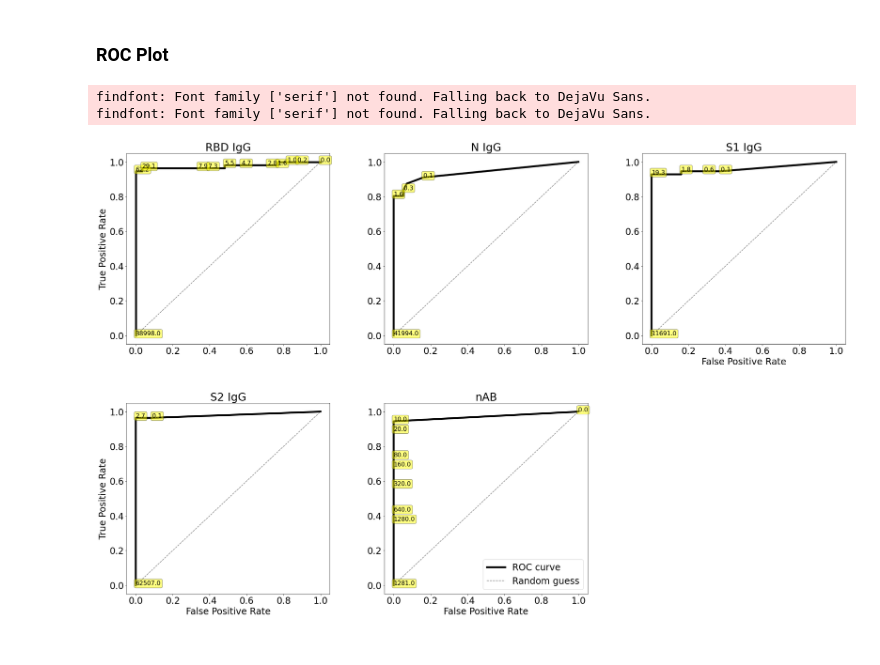
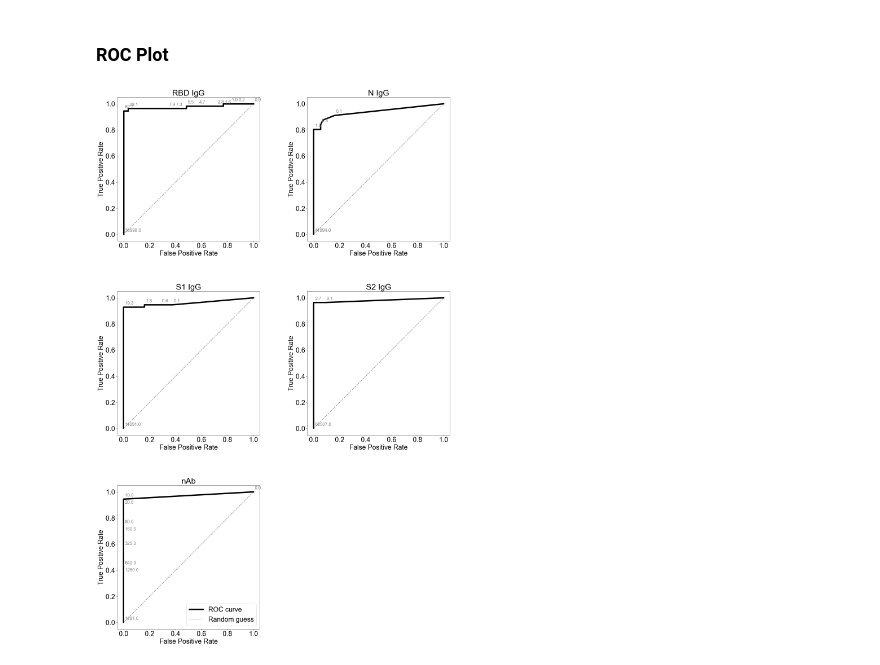
Before and after one commit to i6092467/t-cells-response-sars-cov-2, a Jupyter notebook: thresholds.ipynb, the cells around one changed output. Cells and saved outputs as stored; diff of their text form; code cells hidden in the pictures.

```diff
--- a/thresholds.ipynb
+++ b/thresholds.ipynb
@@ -446,27 +445,21 @@ balanced_accuracy_score(y_true=disease_status, y_pred=cons_response)
 # %%
 plotting_setup(24)
 
-fig, ax = plt.subplots(2, 3, figsize=(30, 20))
+fig, ax = plt.subplots(3, 2, figsize=(20, 30))
 
-plot_roc(roc_data_RBD[1], roc_data_RBD[0], roc_data_RBD[2], title='RBD IgG', axes=ax[0, 0], label_every=2,
-        fpr_label='')
-plot_roc(roc_data_N[1], roc_data_N[0], roc_data_N[2], title='N IgG', axes=ax[0, 1], label_every=2,
-         fpr_label='', tpr_label='')
-plot_roc(roc_data_S1[1], roc_data_S1[0], roc_data_S1[2], title='S1 IgG', axes=ax[0, 2], label_every=2,
-        tpr_label='')
-plot_roc(roc_data_S2[1], roc_data_S2[0], roc_data_S2[2], title='S2 IgG', axes=ax[1, 0], label_every=2)
-plot_roc(roc_data_nAB[1], roc_data_nAB[0], roc_data_nAB[2], title='nAB', axes=ax[1, 1], label_every=1,
-         tpr_label='')
+plot_roc(roc_data_RBD[1], roc_data_RBD[0], roc_data_RBD[2], title='RBD IgG', axes=ax[0, 0], label_every=2)
+plot_roc(roc_data_N[1], roc_data_N[0], roc_data_N[2], title='N IgG', axes=ax[0, 1], label_every=2)
+plot_roc(roc_data_S1[1], roc_data_S1[0], roc_data_S1[2], title='S1 IgG', axes=ax[1, 0], label_every=2)
+plot_roc(roc_data_S2[1], roc_data_S2[0], roc_data_S2[2], title='S2 IgG', axes=ax[1, 1], label_every=2)
+plot_roc(roc_data_nAB[1], roc_data_nAB[0], roc_data_nAB[2], title='nAb', axes=ax[2, 0], label_every=1)
 
-ax[1, 2].set_axis_off()
+ax[2, 1].set_axis_off()
 
-l = ax[1, 1].legend(loc='lower right')
+l = ax[2, 0].legend(loc='lower right')
 
 plt.tight_layout(pad=4.0)
 
 plt.savefig(fname="figures/rocs_antibodies.svg", dpi=300, bbox_inches='tight')
 plt.savefig(fname="figures/rocs_antibodies.pdf", dpi=300, bbox_inches='tight')
 # %% [output]
-findfont: Font family ['serif'] not found. Falling back to DejaVu Sans.
-findfont: Font family ['serif'] not found. Falling back to DejaVu Sans.
-[figure, old version]
+[figure, new version]
```
Also changed, not shown: parts of 10 cells of this notebook, 3 other files.
